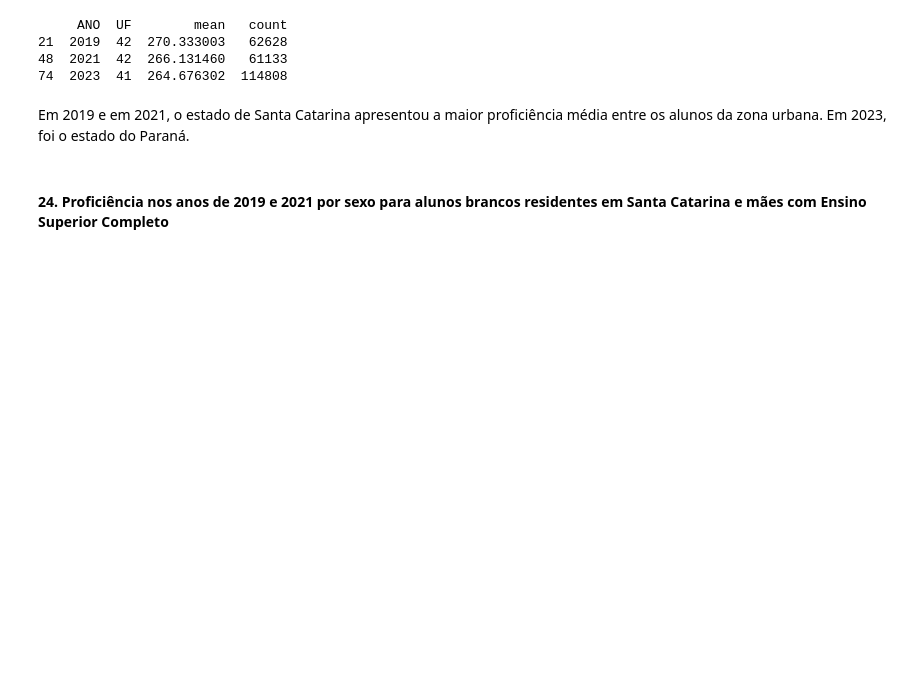
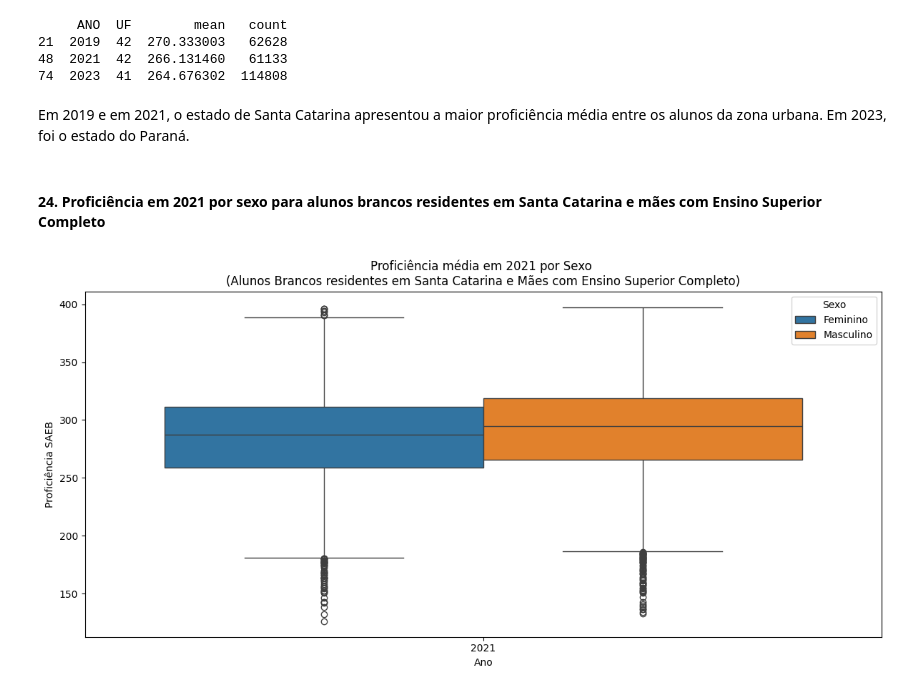
Before and after one commit to emilly788/TCC, a Jupyter notebook: 2. Análise Exploratória dos Dados.ipynb, the cells around one changed output. Drawn from its saved outputs; the diff is of its cells as text; code cells hidden in the pictures; blank space fills up the shorter version.

```diff
--- a/2. Análise Exploratória dos Dados.ipynb
+++ b/2. Análise Exploratória dos Dados.ipynb
@@ -1209,4 +1209,43 @@ print(maior_media_por_ano)
 # %% [markdown]
 Em 2019 e em 2021, o estado de Santa Catarina apresentou a maior proficiência média entre os alunos da zona urbana. Em 2023, foi o estado do Paraná.
 # %% [markdown]
-#### 24. Proficiência nos anos de 2019 e 2021 por sexo para alunos brancos residentes em Santa Catarina e mães com Ensino Superior Completo
+#### 24. Proficiência em 2021 por sexo para alunos brancos residentes em Santa Catarina e mães com Ensino Superior Completo
+# %%
+df_filtro = df_final_2[
+    (df_final_2['ANO'] == 2021) &
+    (df_final_2['UF'] == 42) &
+    (df_final_2['COR/RACA'] == 'Branca') &
+    (df_final_2['ESCOL_MAE'] == 'Superior completo') &
+    (df_final_2['SEXO'].isin(['Masculino', 'Feminino']))
+].copy()
+
+if str(df_filtro['SEXO'].dtype) == "category":
+    df_filtro['SEXO'] = df_filtro['SEXO'].cat.remove_unused_categories()
+
+media_sexo = (
+    df_filtro
+    .groupby('SEXO')['PROFICIENCIA_SAEB']
+    .agg(['mean'])
+    .reset_index()
+)
+
+plt.figure(figsize=(12, 6))
+
+sns.boxplot(
+    data=df_filtro,
+    x="ANO",
+    y="PROFICIENCIA_SAEB",
+    hue="SEXO"
+)
+
+plt.title(
+    "Proficiência média em 2021 por Sexo \n(Alunos Brancos residentes em Santa Catarina e Mães com Ensino Superior Completo)"
+)
+plt.xlabel("Ano")
+plt.ylabel("Proficiência SAEB")
+plt.legend(title="Sexo")
+
+plt.tight_layout()
+plt.show()
+# %% [output]
+[figure, added]
```
Also changed, not shown: parts of 3 cells of this notebook.
